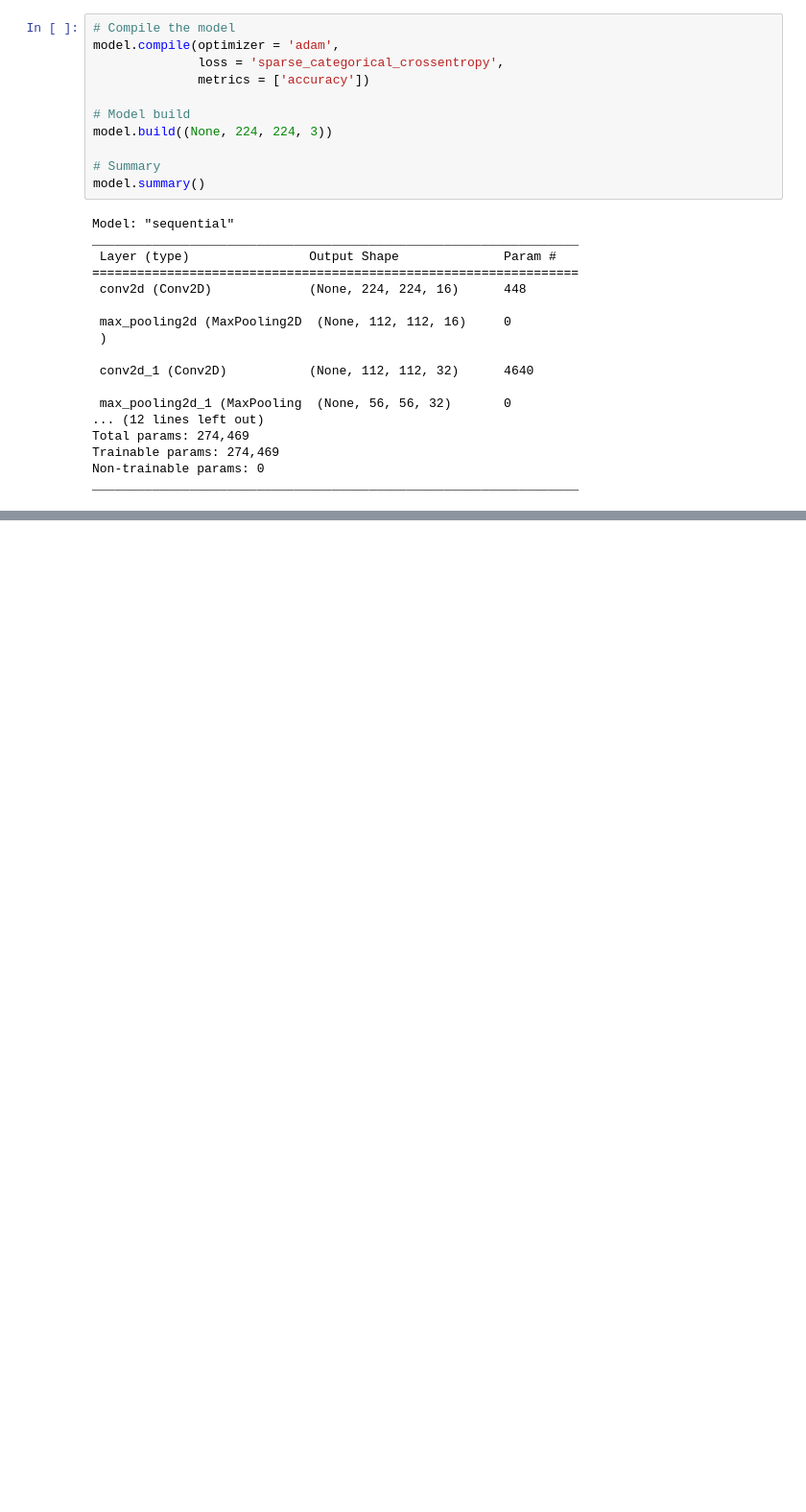
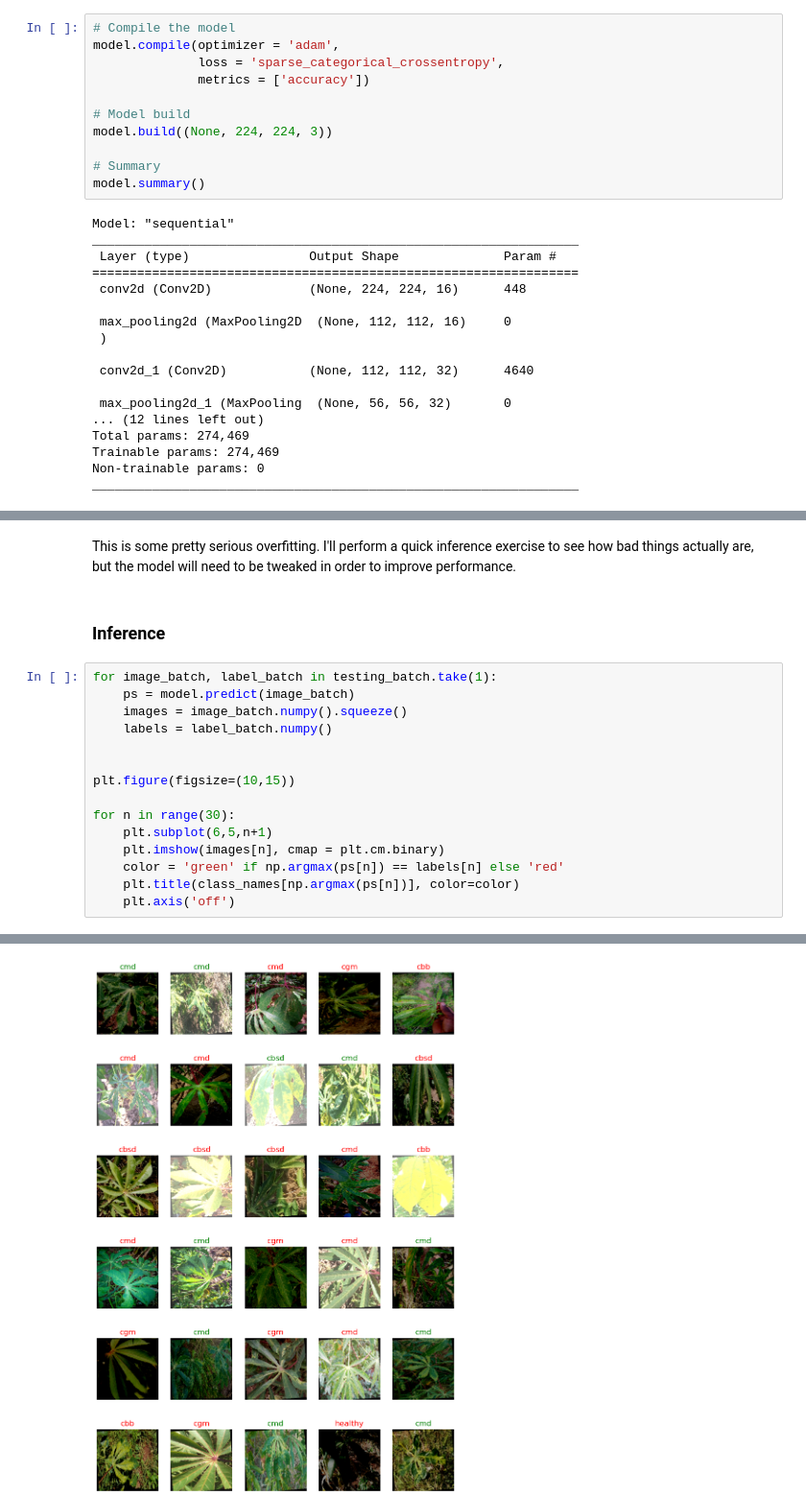
Before and after one commit to lammypi/Data-Science-Explorations, a Jupyter notebook: cassava-classification-tf.ipynb, the cells around one changed output, grey strips where cells are left out. Shown at 96% size. Saved outputs shown, nothing was run; the diff lists cells and outputs as text; blank space fills up the shorter version.

```diff
--- a/cassava-classification-tf.ipynb
+++ b/cassava-classification-tf.ipynb
@@ -220,0 +281,20 @@ _________________________________________________________________
+# %% [markdown]
+This is some pretty serious overfitting. I'll perform a quick inference exercise to see how bad things actually are, but the model will need to be tweaked in order to improve performance.
+# %% [markdown]
+### Inference
+# %%
+for image_batch, label_batch in testing_batch.take(1):
+    ps = model.predict(image_batch)
+    images = image_batch.numpy().squeeze()
+    labels = label_batch.numpy()
+
+
+plt.figure(figsize=(10,15))
+
+for n in range(30):
+    plt.subplot(6,5,n+1)
+    plt.imshow(images[n], cmap = plt.cm.binary)
+    color = 'green' if np.argmax(ps[n]) == labels[n] else 'red'
+    plt.title(class_names[np.argmax(ps[n])], color=color)
+    plt.axis('off')
+# %% [output]
@@ -220,0 +302 @@ _________________________________________________________________
+[figure, added]
```
Also changed, not shown: parts of 25 cells of this notebook.
